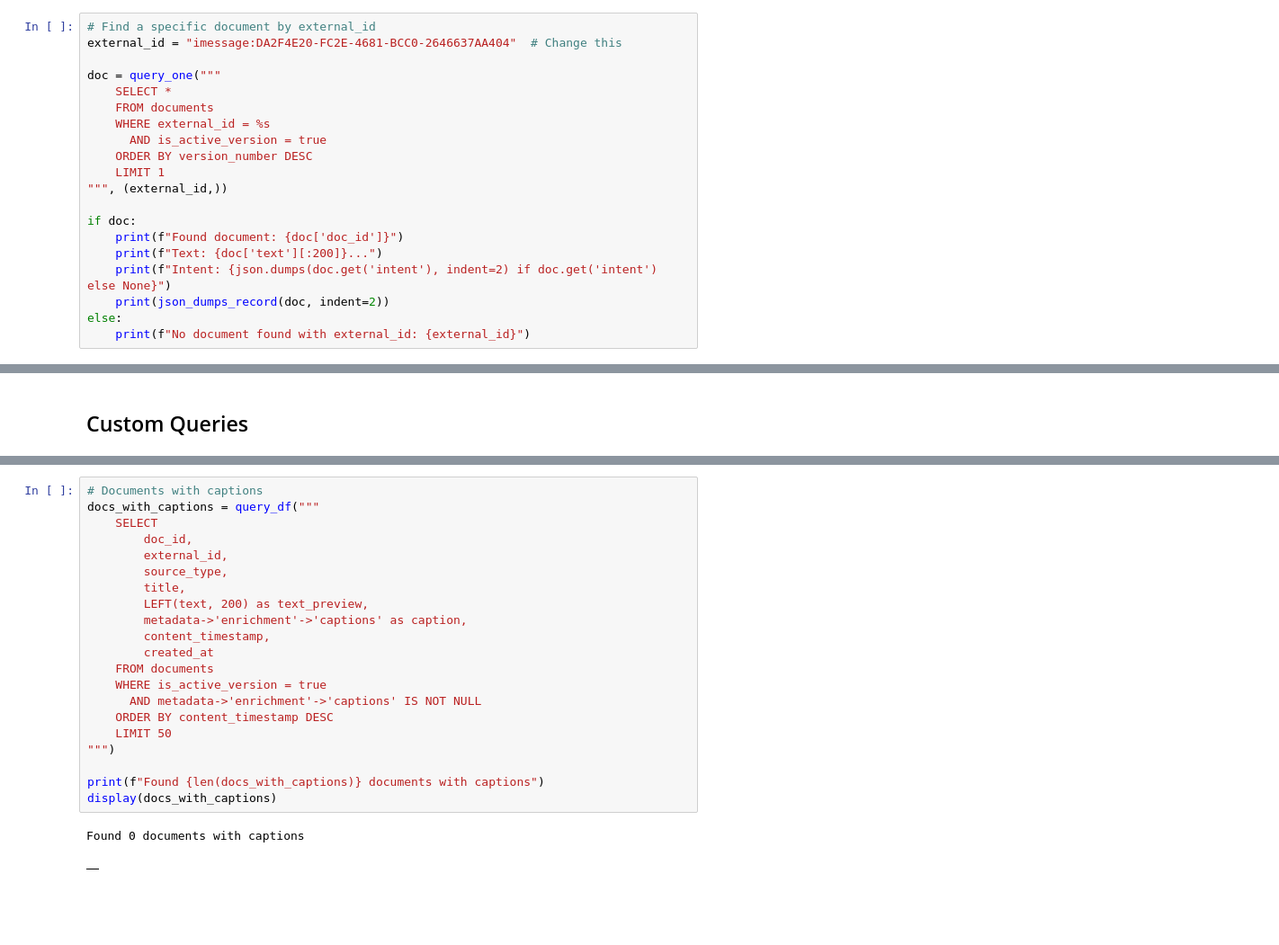
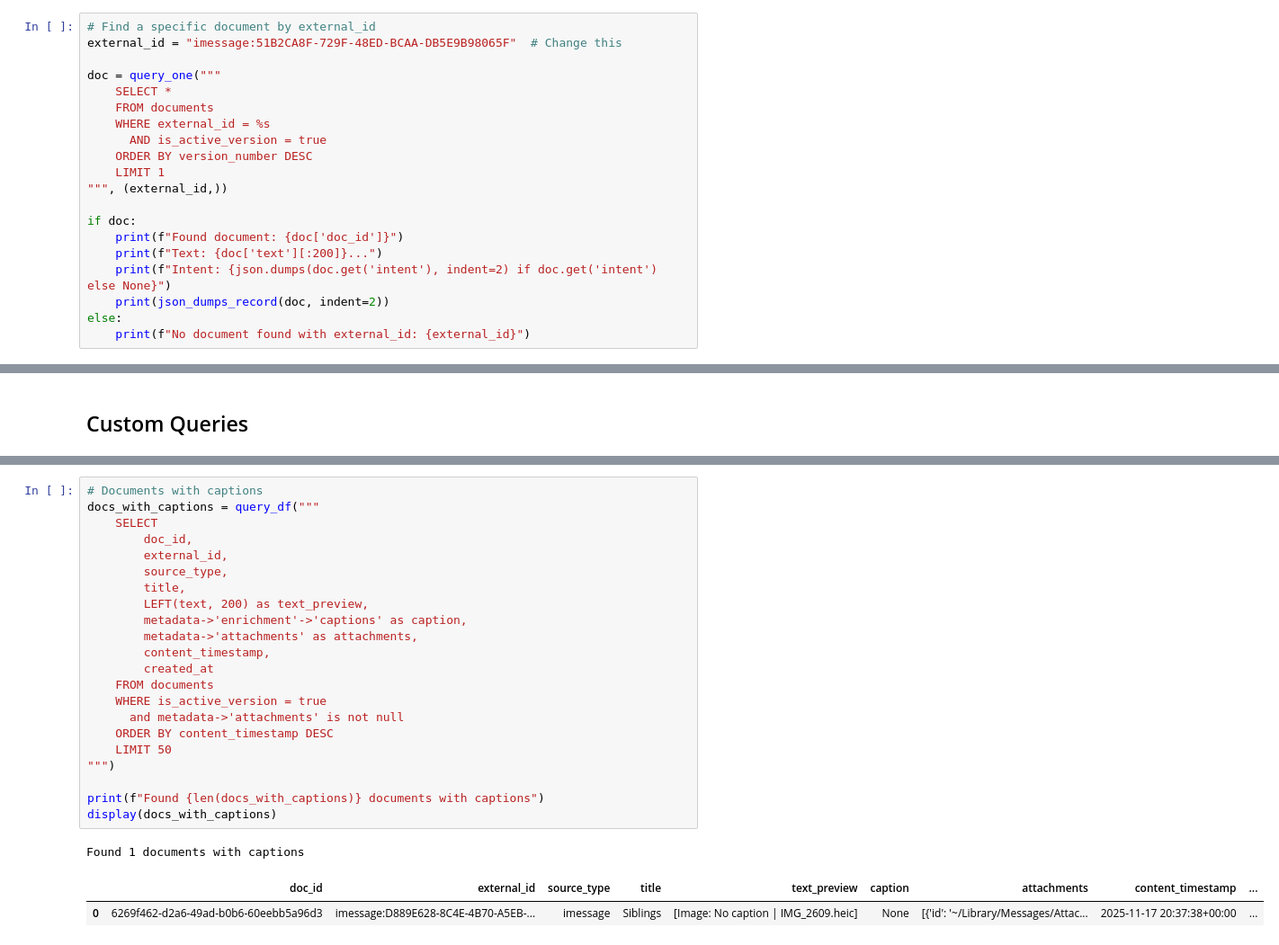
Before and after one commit to ChrisPatten/haven, a Jupyter notebook: notebooks/postgres_query_playground.ipynb, the cells around one changed output, grey strips where cells are left out. Shown at 90% size. Cells and saved outputs as stored; diff of their text form; blank space fills up the shorter version.

```diff
--- a/notebooks/postgres_query_playground.ipynb
+++ b/notebooks/postgres_query_playground.ipynb
@@ -311,7 +309,7 @@ display(docs_with_intents)
 |  |
 # %%
 # Find a specific document by external_id
-external_id = "imessage:DA2F4E20-FC2E-4681-BCC0-2646637AA404"  # Change this
+external_id = "imessage:51B2CA8F-729F-48ED-BCAA-DB5E9B98065F"  # Change this
 
 doc = query_one("""
     SELECT *
@@ -460,24 +441,26 @@ display(results)
 # %%
 # Documents with captions
 docs_with_captions = query_df("""
     SELECT
         doc_id,
         external_id,
         source_type,
         title,
         LEFT(text, 200) as text_preview,
         metadata->'enrichment'->'captions' as caption,
+        metadata->'attachments' as attachments,
         content_timestamp,
         created_at
     FROM documents
     WHERE is_active_version = true
-      AND metadata->'enrichment'->'captions' IS NOT NULL
+      and metadata->'attachments' is not null
     ORDER BY content_timestamp DESC
     LIMIT 50
 """)
 
 print(f"Found {len(docs_with_captions)} documents with captions")
 display(docs_with_captions)
 # %% [output]
-Found 0 documents with captions
+Found 1 documents with captions
-|  |
+|  | doc_id | external_id | source_type | title | text_preview | caption | attachments | content_timestamp | ... |
+| 0 | 6269f462-d2a6-49ad-b0b6-60eebb5a96d3 | imessage:D889E628-8C4E-4B70-A5EB-... | imessage | Siblings | [Image: No caption | IMG_2609.heic] | None | [{'id': '~/Library/Messages/Attac... | 2025-11-17 20:37:38+00:00 | ... |
```
Also changed, not shown: parts of 13 cells of this notebook, 26 other files.
